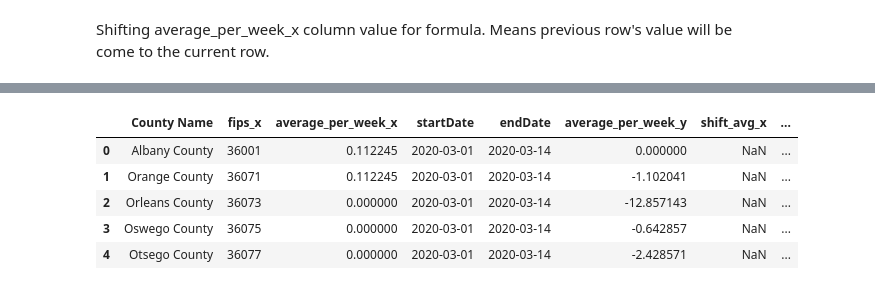
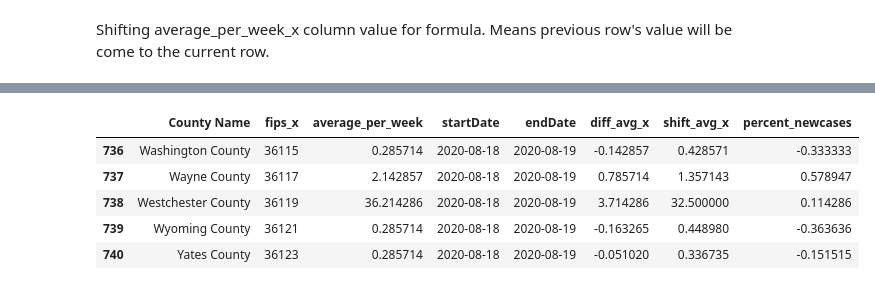
Before and after one commit to jeyasri-s2/meansquares, a Jupyter notebook: NY_LabelingData.ipynb, the cells around one changed output, grey strips where cells are left out. Drawn from its saved outputs; the diff is of its cells as text; code cells hidden in the pictures.

```diff
--- a/NY_LabelingData.ipynb
+++ b/NY_LabelingData.ipynb
@@ -426,12 +441,13 @@ albany_avg_newCases
 | 0 | Albany County | 36001 | 7.000000 | 2020-08-18 | 2020-08-19 |
 # %%
-average_newCases_df = average_newCases_df.sort_values(by=['startDate'])
+# average_newCases_df = average_newCases_df.sort_values(by=['startDate','endDate'])
 
-print(average_newCases_df.shape)
-temp = average_newCases_df.groupby(['fips_x','startDate'])['average_per_week']
-temp = temp.sum().diff().reset_index()
+# print(average_newCases_df.shape)
+# temp = average_newCases_df.groupby(['County Name','fips_x','startDate','endDate'])['average_per_week']
+# temp = temp.sum().diff().reset_index()
+# print("-------------")
+# print(temp)
+# print(temp.shape)
 
-print(temp.shape)
-
-average_newCases_df2 = average_newCases_df.merge(temp,on=['fips_x','startDate'])
-print(average_newCases_df2.shape)
+# average_newCases_df2 = average_newCases_df.merge(temp,on=['County Name','fips_x','startDate','endDate'])
+# print(average_newCases_df2.shape)
@@ -441,0 +475,5 @@ print(average_newCases_df2.shape)
+# %%
+average_newCases_df2 = average_newCases_df.copy()
+
+average_newCases_df2 = average_newCases_df2.reset_index(drop=True)
+average_newCases_df2.head()
@@ -441,0 +487,5 @@ print(average_newCases_df2.shape)
+# %%
+average_newCases_df2['diff_avg_x'] = average_newCases_df2.sort_values(['startDate','endDate']).groupby(['County Name', 'fips_x'])['average_per_week'].diff().fillna(0)
+
+print(average_newCases_df2.shape)
+average_newCases_df2.head()
@@ -494,7 +583,7 @@ average_newCases_df2.head()
 # %% [markdown]
 Shifting average_per_week_x	 column value for formula. Means previous row's value will be come to the current row.
 # %%
-average_newCases_df2['shift_avg_x'] = average_newCases_df2.sort_values(['startDate','endDate']).groupby(['County Name', 'fips_x'])['average_per_week_x'].shift()
+average_newCases_df2['shift_avg_x'] = average_newCases_df2.sort_values(['startDate','endDate']).groupby(['County Name', 'fips_x'])['average_per_week'].shift()
 # %%
 average_newCases_df2.groupby(by=['County Name', 'fips_x','startDate','endDate']).sum()
 # %% [output]
@@ -515,12 +621,12 @@ average_newCases_df2.groupby(by=['County Name', 'fips_x','startDate','endDate'])
 # %%
-average_newCases_df2['percent_newcases'] = average_newCases_df2.apply(lambda x: (x.average_per_week_y) / x.shift_avg_x if x.shift_avg_x > 0.0 else 0 , axis=1)
+average_newCases_df2['percent_newcases'] = average_newCases_df2.apply(lambda x: (x.diff_avg_x) / x.shift_avg_x if x.shift_avg_x > 0.0 else 0 , axis=1)
 
 
-average_newCases_df2.head()
+average_newCases_df2.tail()
 # %% [output]
-|  | County Name | fips_x | average_per_week_x | startDate | endDate | average_per_week_y | shift_avg_x | ... |
-| 0 | Albany County | 36001 | 0.112245 | 2020-03-01 | 2020-03-14 | 0.000000 | NaN | ... |
-| 1 | Orange County | 36071 | 0.112245 | 2020-03-01 | 2020-03-14 | -1.102041 | NaN | ... |
-| 2 | Orleans County | 36073 | 0.000000 | 2020-03-01 | 2020-03-14 | -12.857143 | NaN | ... |
-| 3 | Oswego County | 36075 | 0.000000 | 2020-03-01 | 2020-03-14 | -0.642857 | NaN | ... |
-| 4 | Otsego County | 36077 | 0.000000 | 2020-03-01 | 2020-03-14 | -2.428571 | NaN | ... |
+|  | County Name | fips_x | average_per_week | startDate | endDate | diff_avg_x | shift_avg_x | percent_newcases |
+| 736 | Washington County | 36115 | 0.285714 | 2020-08-18 | 2020-08-19 | -0.142857 | 0.428571 | -0.333333 |
+| 737 | Wayne County | 36117 | 2.142857 | 2020-08-18 | 2020-08-19 | 0.785714 | 1.357143 | 0.578947 |
+| 738 | Westchester County | 36119 | 36.214286 | 2020-08-18 | 2020-08-19 | 3.714286 | 32.500000 | 0.114286 |
+| 739 | Wyoming County | 36121 | 0.285714 | 2020-08-18 | 2020-08-19 | -0.163265 | 0.448980 | -0.363636 |
+| 740 | Yates County | 36123 | 0.285714 | 2020-08-18 | 2020-08-19 | -0.051020 | 0.336735 | -0.151515 |
```
Also changed, not shown: parts of 54 cells of this notebook.
